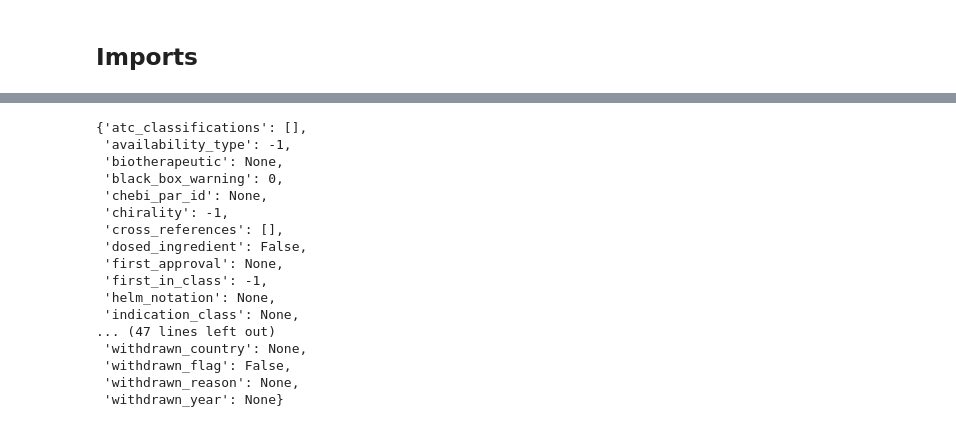
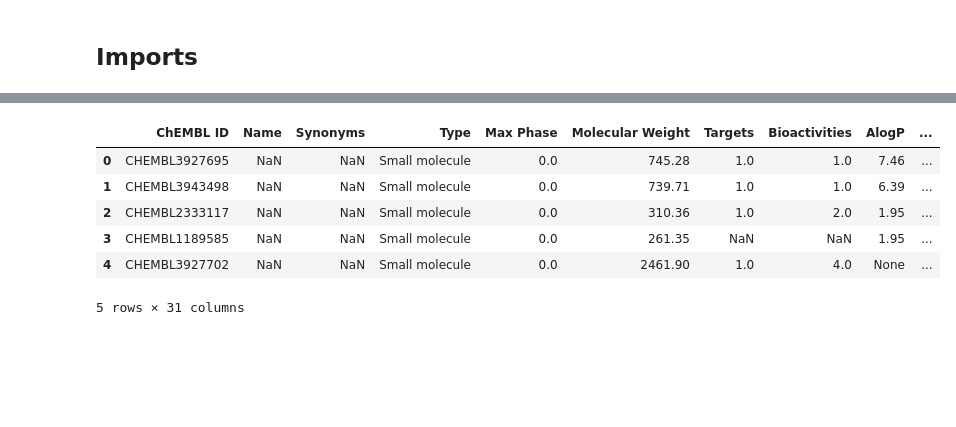
Before and after one commit to robertlizatovic/DeepChemistry, a Jupyter notebook: fetch_data.ipynb, the cells around one changed output, grey strips where cells are left out. Cells and saved outputs as stored; diff of their text form; code cells hidden in the pictures; blank space fills up the shorter version.

```diff
--- a/fetch_data.ipynb
+++ b/fetch_data.ipynb
@@ -93,20 +50,11 @@ pd.DataFrame(molecules)
-# %%
-molecule[3999]
-# %% [output]
-{'atc_classifications': [],
- 'availability_type': -1,
- 'biotherapeutic': None,
- 'black_box_warning': 0,
- 'chebi_par_id': None,
- 'chirality': -1,
- 'cross_references': [],
- 'dosed_ingredient': False,
- 'first_approval': None,
- 'first_in_class': -1,
- 'helm_notation': None,
- 'indication_class': None,
-... (47 lines left out)
- 'withdrawn_country': None,
- 'withdrawn_flag': False,
- 'withdrawn_reason': None,
- 'withdrawn_year': None}
+# %%
+molecules = pd.read_csv("data/chembl_compunds.zip", compression="zip", sep=";")
+molecules.head()
+# %% [output]
+|  | ChEMBL ID | Name | Synonyms | Type | Max Phase | Molecular Weight | Targets | Bioactivities | AlogP | ... |
+| 0 | CHEMBL3927695 | NaN | NaN | Small molecule | 0.0 | 745.28 | 1.0 | 1.0 | 7.46 | ... |
+| 1 | CHEMBL3943498 | NaN | NaN | Small molecule | 0.0 | 739.71 | 1.0 | 1.0 | 6.39 | ... |
+| 2 | CHEMBL2333117 | NaN | NaN | Small molecule | 0.0 | 310.36 | 1.0 | 2.0 | 1.95 | ... |
+| 3 | CHEMBL1189585 | NaN | NaN | Small molecule | 0.0 | 261.35 | NaN | NaN | 1.95 | ... |
+| 4 | CHEMBL3927702 | NaN | NaN | Small molecule | 0.0 | 2461.90 | 1.0 | 4.0 | None | ... |
+5 rows × 31 columns
```
Also changed, not shown: parts of 14 cells of this notebook, 1 other file.
